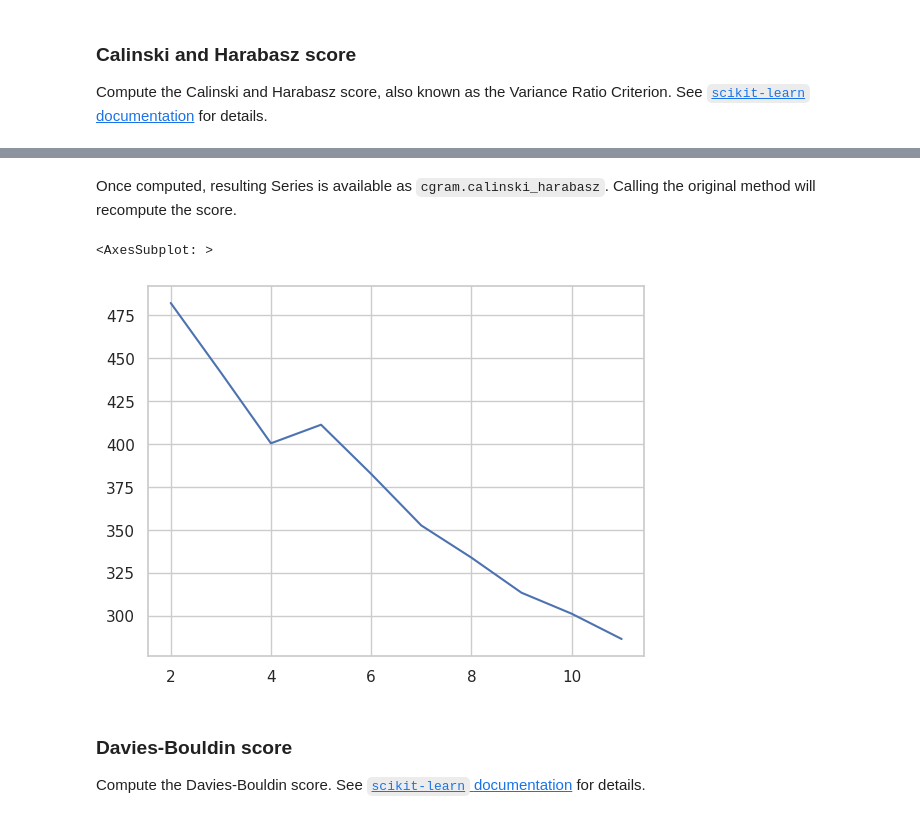
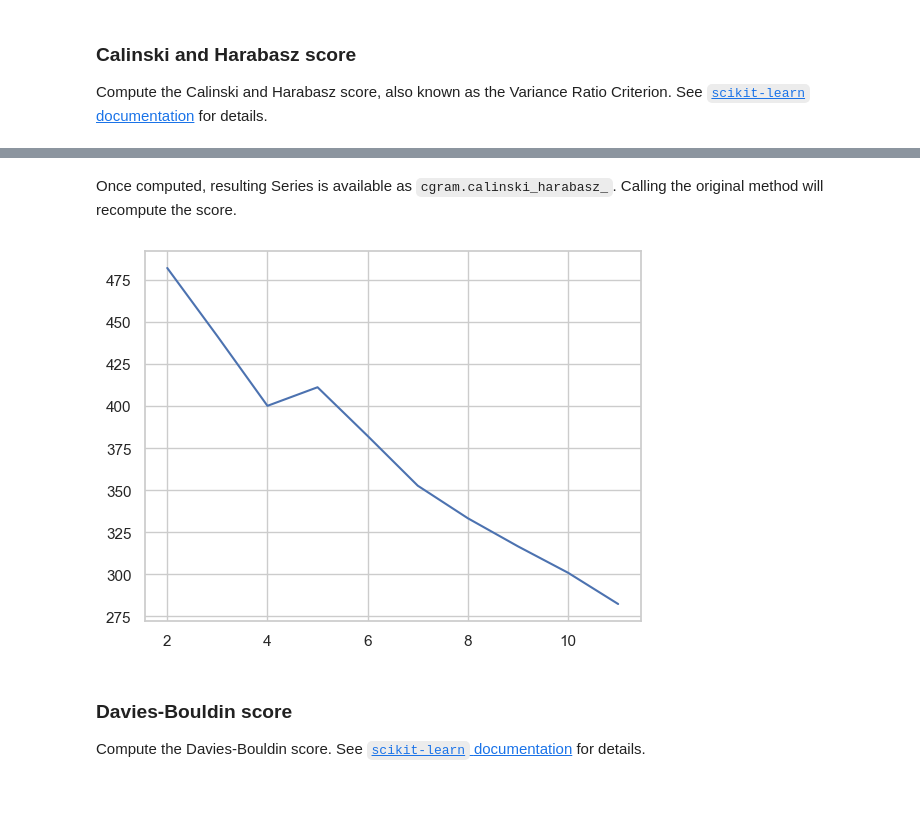
Before and after one commit to martinfleis/clustergram, a Jupyter notebook: doc/notebooks/evaluation.ipynb, the cells around one changed output, grey strips where cells are left out. Cells and saved outputs as stored; diff of their text form; code cells hidden in the pictures.

```diff
--- a/doc/notebooks/evaluation.ipynb
+++ b/doc/notebooks/evaluation.ipynb
@@ -66,11 +67,10 @@ cgram.calinski_harabasz_score()
 Name: calinski_harabasz_score, dtype: float64
 # %% [markdown]
-Once computed, resulting Series is available as `cgram.calinski_harabasz`. Calling the original method will recompute the score.
+Once computed, resulting Series is available as `cgram.calinski_harabasz_`. Calling the original method will recompute the score.
 # %%
-cgram.calinski_harabasz.plot();
+cgram.calinski_harabasz_.plot();
 # %% [output]
-<AxesSubplot: >
-[figure, old version]
+[figure, new version]
 # %% [markdown]
 ### Davies-Bouldin score
 
```
Also changed, not shown: parts of 9 cells of this notebook, 6 other files.
